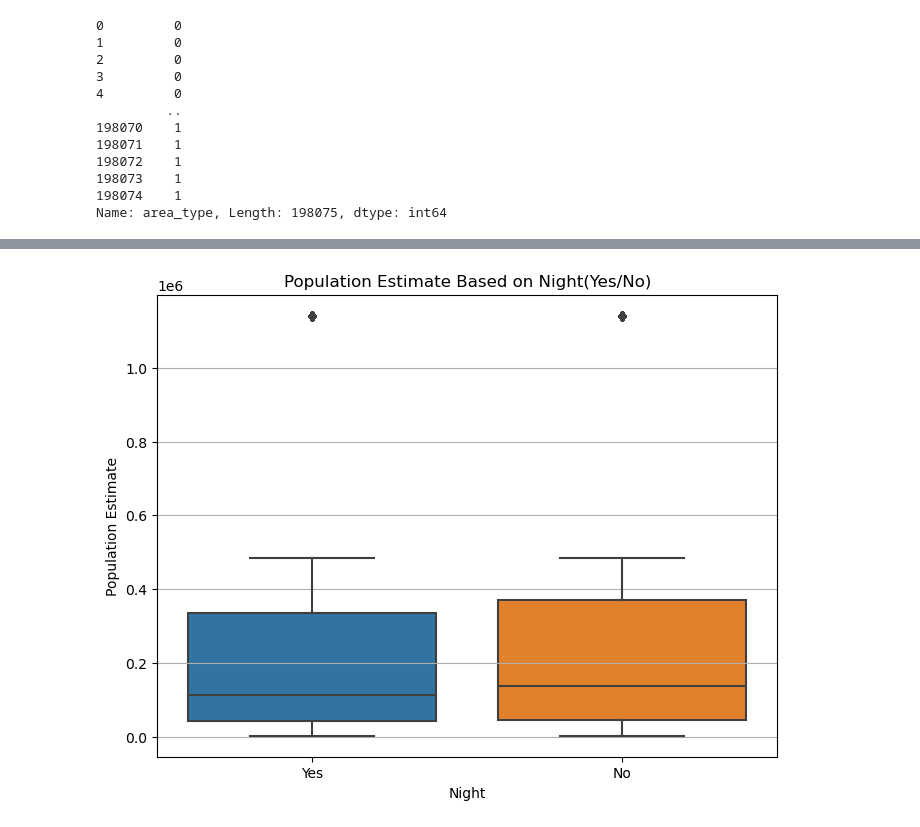
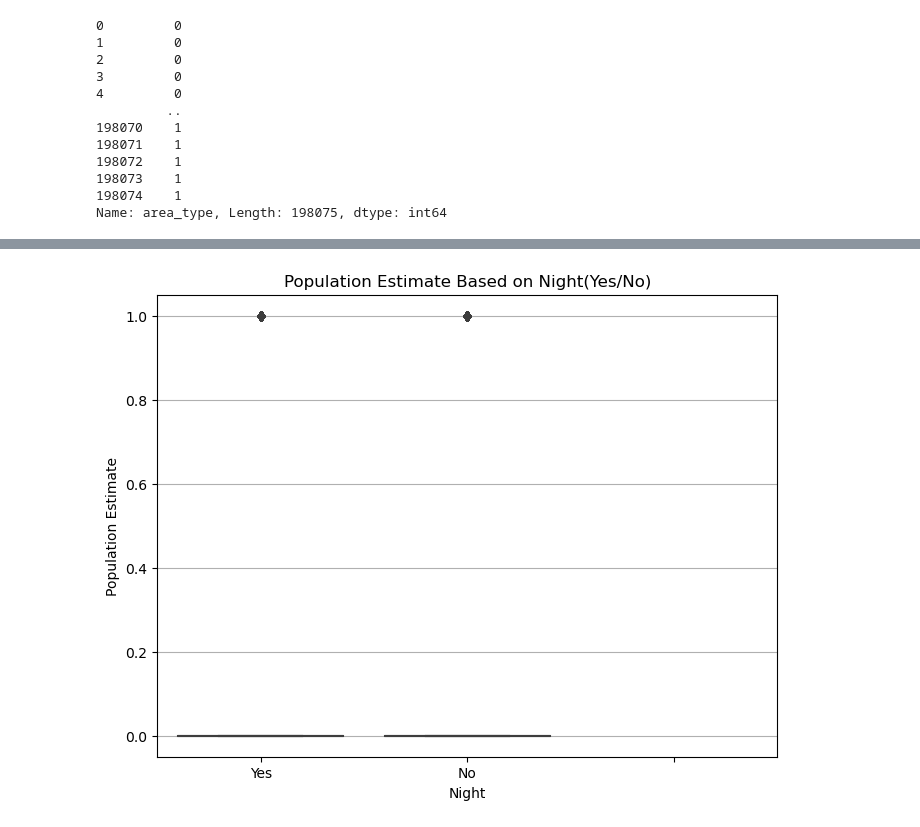
Before and after one commit to Eliab16/VDOT-crash-analysis, a Jupyter notebook: notebooks/VDOT-2.ipynb, the cells around one changed output, grey strips where cells are left out. Drawn from its saved outputs; the diff is of its cells as text; code cells hidden in the pictures.

```diff
--- a/notebooks/VDOT-2.ipynb
+++ b/notebooks/VDOT-2.ipynb
@@ -321,0 +326,2 @@ crash_data['area_type'] = crash_data['area_type'].astype('Int64')
+# %%
+crash_data['speed_notspeed'] = crash_data['speed_notspeed'].map({'Yes':1 ,'No':0})
@@ -321,0 +343,2 @@ crash_data['area_type'] = crash_data['area_type'].astype('Int64')
+# %%
+crash_data['speed_notspeed'] = crash_data['speed_notspeed'].astype('Int64')
@@ -321,0 +349,2 @@ crash_data['area_type'] = crash_data['area_type'].astype('Int64')
+# %%
+crash_data['distracted_notdistracted'] = crash_data['distracted_notdistracted'].map({'Yes':1 ,'No':0})
@@ -321,0 +366,2 @@ crash_data['area_type'] = crash_data['area_type'].astype('Int64')
+# %%
+crash_data['distracted_notdistracted'] = crash_data['alcohol_notalcohol'].astype('Int64')
@@ -322,17 +383,17 @@ crash_data['area_type'] = crash_data['area_type'].astype('Int64')
 # %%
 plt.figure(figsize=(8,6))
-sns.boxplot(data=merged_data,x='night',y='population_esimate2021')
+sns.boxplot(x='night',y='distracted_notdistracted',data = crash_data)
 # size ='persons_injured',sizes=(40,200))
 plt.title('Population Estimate Based on Night(Yes/No)')
 plt.xlabel('Night')
 plt.ylabel('Population Estimate')
 # plt.legend(title = 'legend' ,bbox_to_anchor=(1.05,1),loc='upper left')
 # plt.tight_layout()
 # plt.savefig(format='jpg', fname='pedestrian vs population')
 plt.grid(axis='y')
 plt.show()
 # %% [output]
-[figure, old version]
+[figure, new version]
 # %%
 3. Analyze the severity of crashes by examining the number of people
 seriously injured, possibly injured, pedestrian injured,
```
Also changed, not shown: parts of 8 cells of this notebook.
